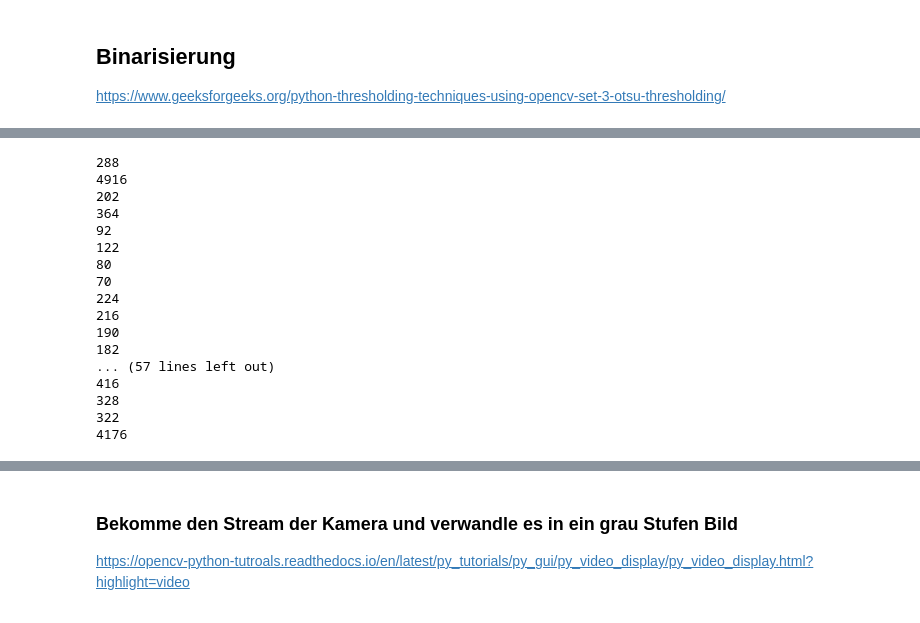
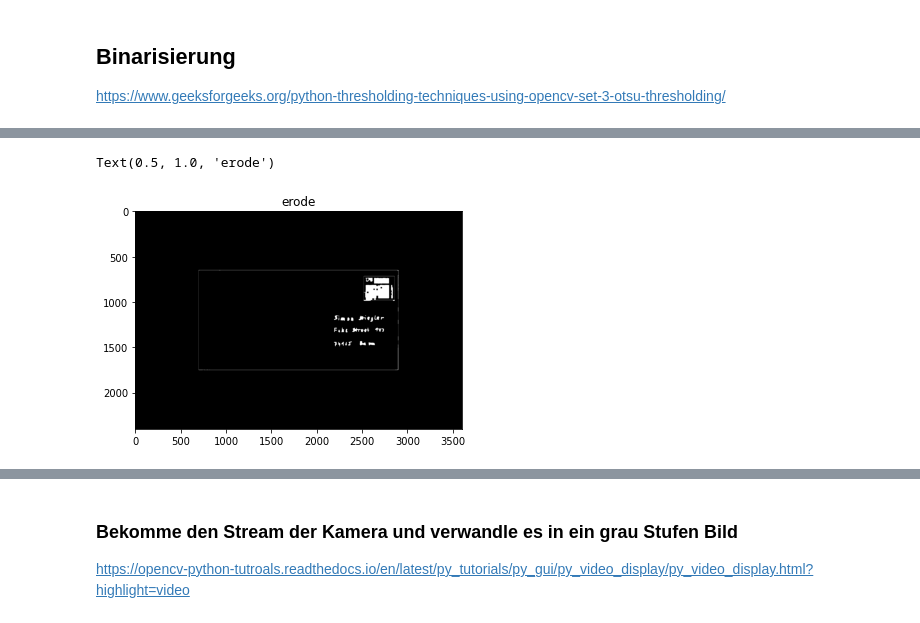
Before and after one commit to SimonStiegler/CRV_Postleitzahlerkennung, a Jupyter notebook: Programm.ipynb, the cells around one changed output, grey strips where cells are left out. Saved outputs shown, nothing was run; the diff lists cells and outputs as text; code cells hidden in the pictures.

```diff
--- a/Programm.ipynb
+++ b/Programm.ipynb
@@ -86 +83,8 @@ Text(0.5, 1.0, 'Canny')
+# %%
+erode = cv2.erode(dilate,erodeKernel,iterations=1)
+plt.imshow(erode, cmap="gray")
+plt.title("erode")
+# %% [output]
+Text(0.5, 1.0, 'erode')
+[figure, added]
 # %%
@@ -90,22 +92 @@ img,contours,hierachy = cv2.findContours(canny,cv2.RETR_TREE,cv2.CHAIN_APPROX_NO
 # Hierarchie [Previous, Next, Child, Parent]
-# %%
-for contour in contours:
-    print(contour.size)
-# %% [output]
-288
-4916
-202
-364
-92
-122
-80
-70
-224
-216
-190
-182
-... (57 lines left out)
-416
-328
-322
-4176
```
Also changed, not shown: parts of 22 cells of this notebook.
